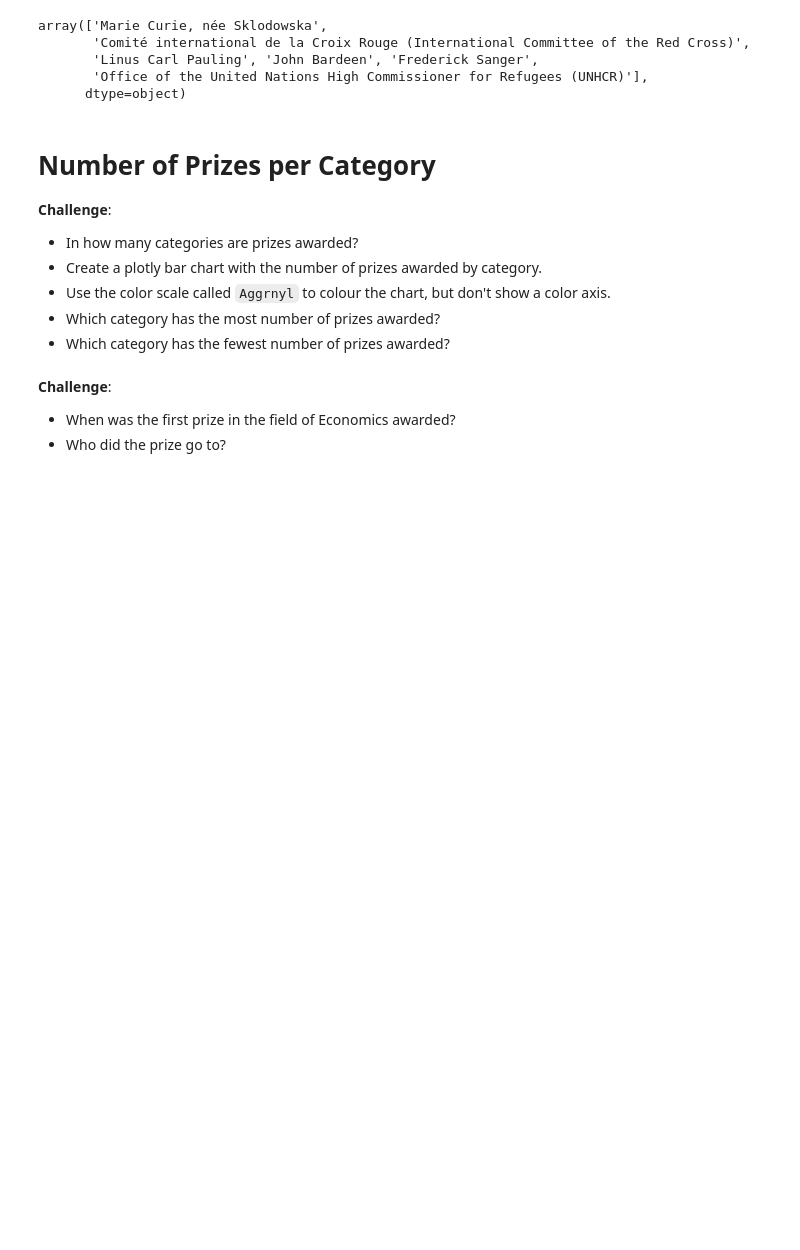
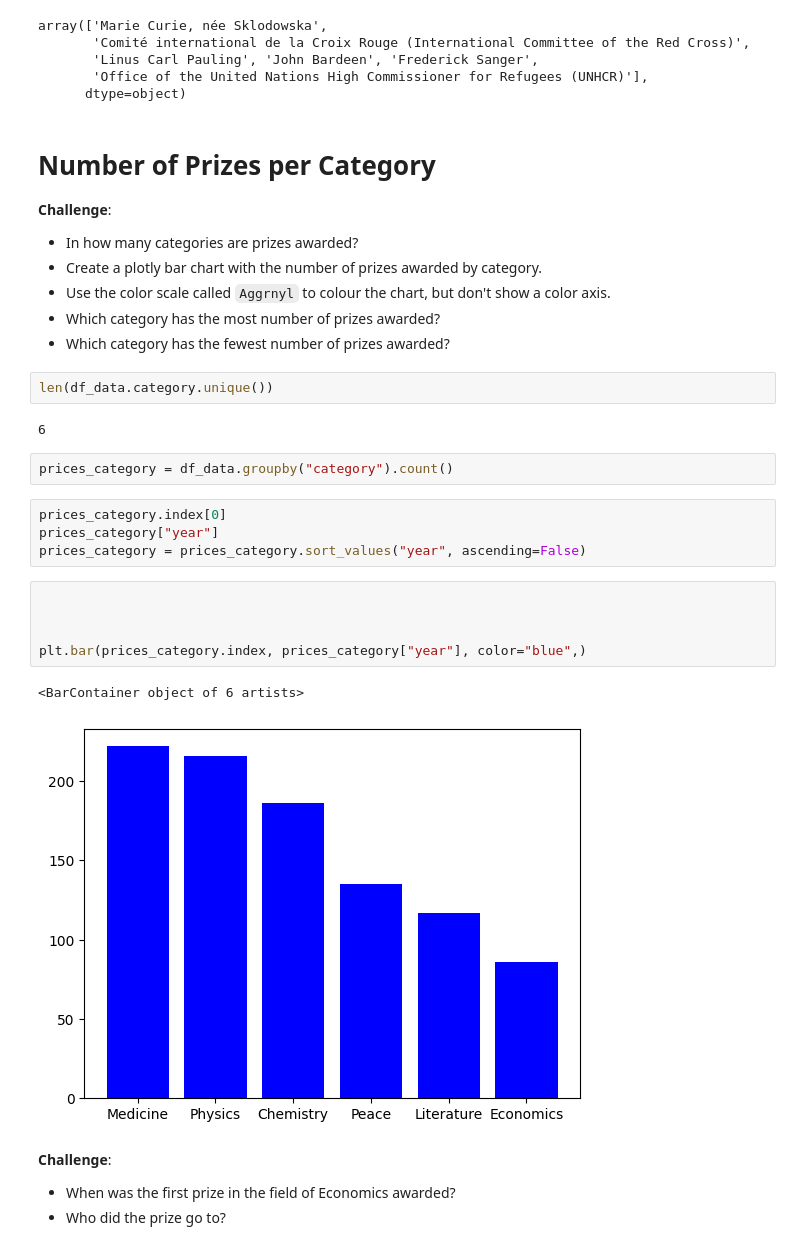
Before and after one commit to BioBrickDevs/100-days-coding-challenge, a Jupyter notebook: Day 78 - Nobel Prize Analysing Plotly, Matplotlib and Seaborn/Nobel_Prize_Analysis.ipynb, the cells around one changed output. Drawn from its saved outputs; the diff is of its cells as text; blank space fills up the shorter version.

```diff
--- a/Day 78 - Nobel Prize Analysing Plotly, Matplotlib and Seaborn/Nobel_Prize_Analysis.ipynb
+++ b/Day 78 - Nobel Prize Analysing Plotly, Matplotlib and Seaborn/Nobel_Prize_Analysis.ipynb
@@ -247,6 +247,24 @@ array(['Marie Curie, née Sklodowska',
 * Use the color scale called `Aggrnyl` to colour the chart, but don't show a color axis.
 * Which category has the most number of prizes awarded?
 * Which category has the fewest number of prizes awarded?
+# %%
+len(df_data.category.unique())
+# %% [output]
+6
+# %%
+prices_category = df_data.groupby("category").count()
+# %%
+prices_category.index[0]
+prices_category["year"]
+prices_category = prices_category.sort_values("year", ascending=False)
+# %%
+
+
+
+plt.bar(prices_category.index, prices_category["year"], color="blue",)
+# %% [output]
+<BarContainer object of 6 artists>
+[figure, added]
 # %% [markdown]
 **Challenge**:
 * When was the first prize in the field of Economics awarded?
```
